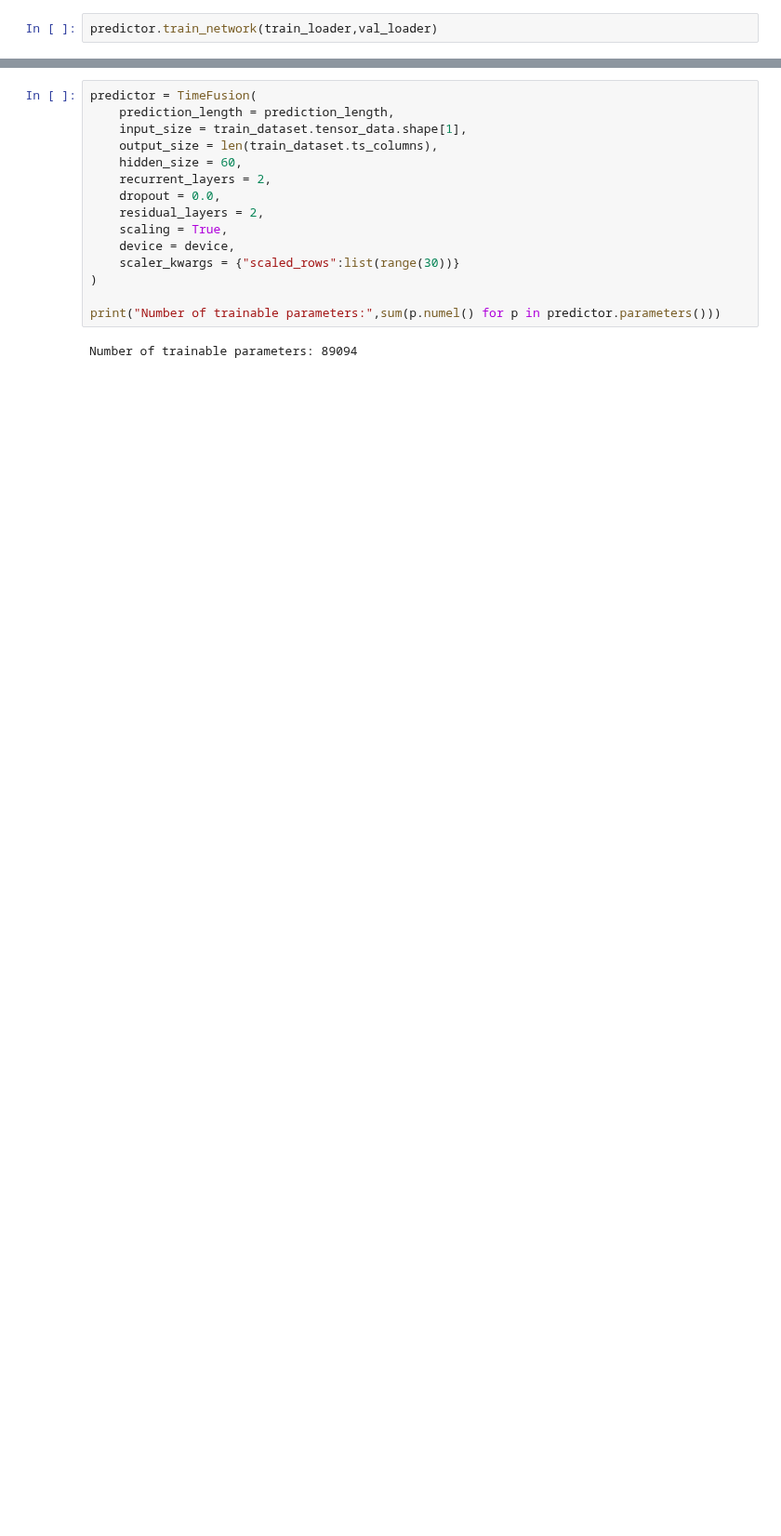
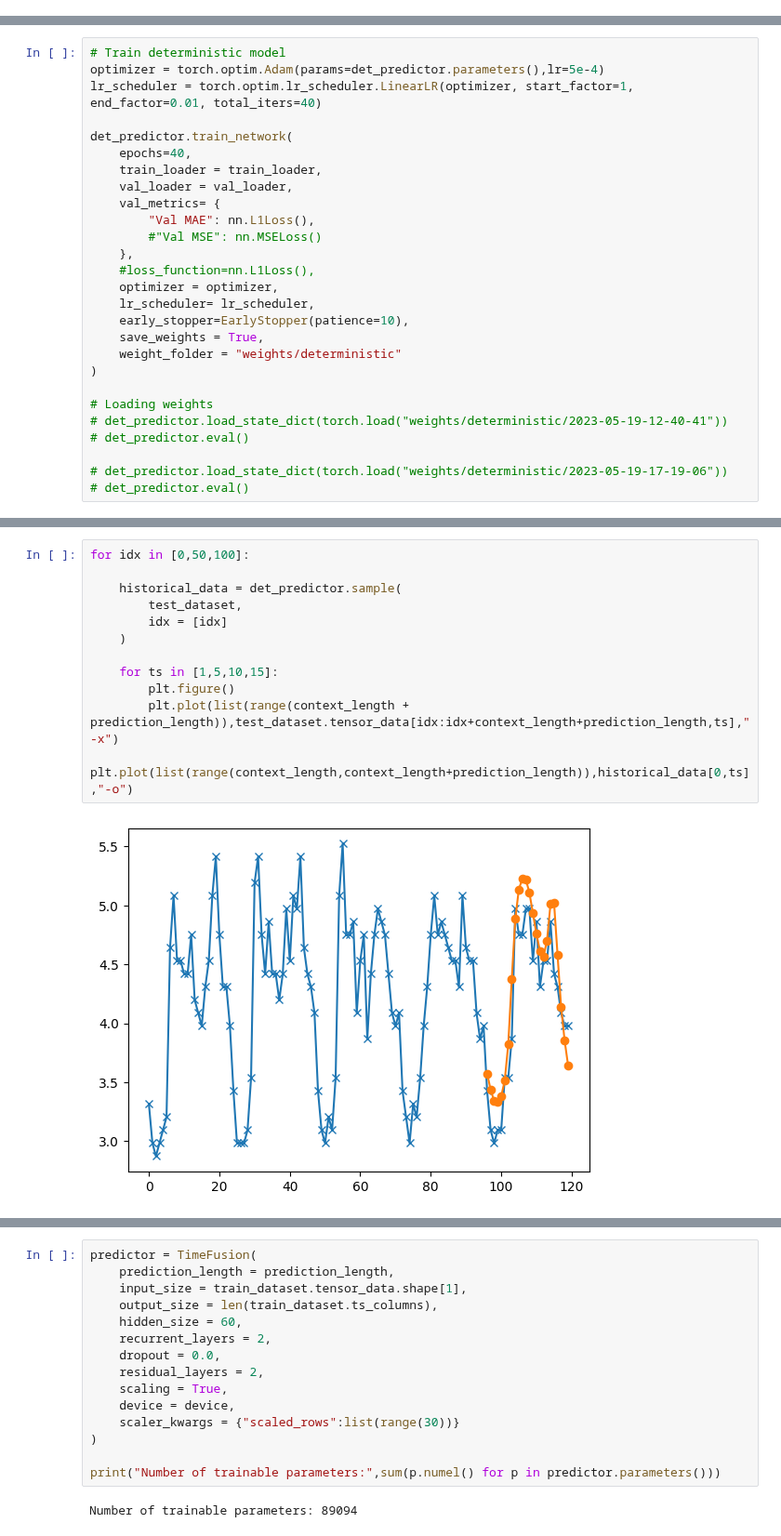
Before and after one commit to EdvardJSHolen/Final-Year-Project, a Jupyter notebook: TimeFusion/electricity.ipynb, the cells around one changed output, grey strips where cells are left out. Shown at 93% size. Cells and saved outputs as stored; diff of their text form; blank space fills up the shorter version.

```diff
--- a/TimeFusion/electricity.ipynb
+++ b/TimeFusion/electricity.ipynb
@@ -178,2 +74,0 @@ predictor = NeuralNetwork()
-# %%
-predictor.train_network(train_loader,val_loader)
@@ -245,0 +93,27 @@ torch.Size([30])
+# %%
+# Train deterministic model
+optimizer = torch.optim.Adam(params=det_predictor.parameters(),lr=5e-4)
+lr_scheduler = torch.optim.lr_scheduler.LinearLR(optimizer, start_factor=1, end_factor=0.01, total_iters=40)
+
+det_predictor.train_network(
+    epochs=40,
+    train_loader = train_loader,
+    val_loader = val_loader,
+    val_metrics= {
+        "Val MAE": nn.L1Loss(),
+        #"Val MSE": nn.MSELoss()
+    },
+    #loss_function=nn.L1Loss(),
+    optimizer = optimizer,
+    lr_scheduler= lr_scheduler,
+    early_stopper=EarlyStopper(patience=10),
+    save_weights = True,
+    weight_folder = "weights/deterministic"
+)
+
+# Loading weights
+# det_predictor.load_state_dict(torch.load("weights/deterministic/2023-05-19-12-40-41"))
+# det_predictor.eval()
+
+# det_predictor.load_state_dict(torch.load("weights/deterministic/2023-05-19-17-19-06"))
+# det_predictor.eval()
@@ -245,0 +138,14 @@ torch.Size([30])
+# %%
+for idx in [0,50,100]:
+
+    historical_data = det_predictor.sample(
+        test_dataset,
+        idx = [idx]
+    )
+
+    for ts in [1,5,10,15]:
+        plt.figure()
+        plt.plot(list(range(context_length + prediction_length)),test_dataset.tensor_data[idx:idx+context_length+prediction_length,ts],"-x")
+        plt.plot(list(range(context_length,context_length+prediction_length)),historical_data[0,ts],"-o")
+# %% [output]
+[figure, added]
```
Also changed, not shown: parts of 48 cells of this notebook, 6 other files.
